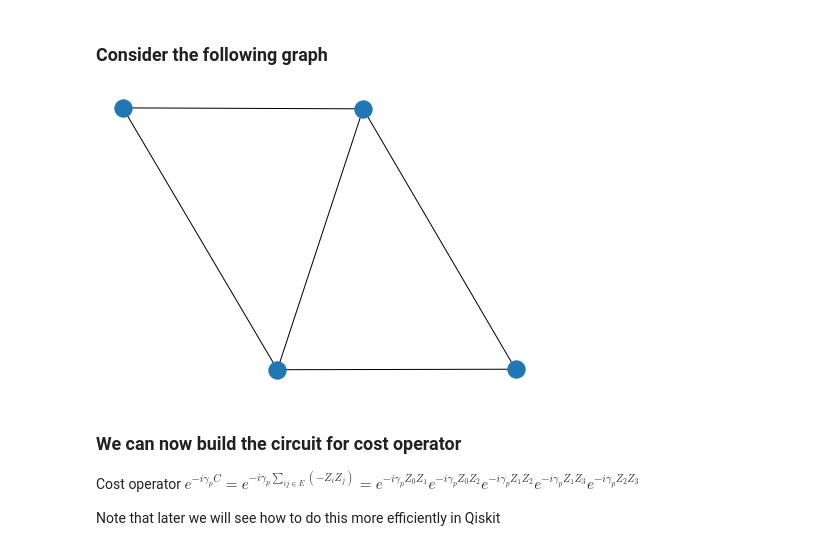
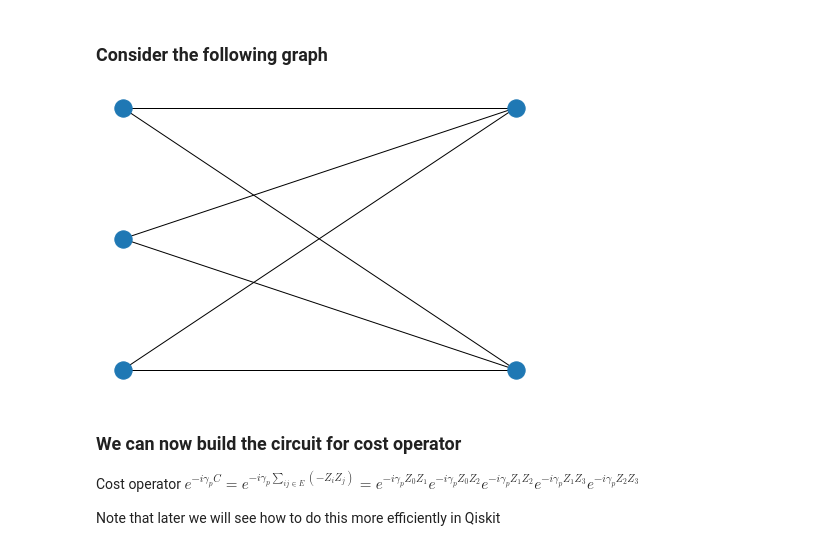
Before and after one commit to rsln-s/IEEE_QW_2020, a Jupyter notebook: Hands-on.ipynb, the cells around one changed output. Cells and saved outputs as stored; diff of their text form; code cells hidden in the pictures.

```diff
--- a/Hands-on.ipynb
+++ b/Hands-on.ipynb
@@ -64,12 +64,12 @@ from qiskit.aqua.operators import op_converter
 from qiskit.aqua.operators import WeightedPauliOperator
 # %% [markdown]
 ### Consider the following graph
-# %%
-w = np.array([[0,1,1,0],[1,0,1,1],[1,1,0,1],[0,1,1,0]])
-G = nx.from_numpy_matrix(w)
-nx.draw(G)
-# %% [output]
-[figure, removed]
+# %%
+G = nx.Graph()
+G.add_edges_from([[0,3],[0,4],[1,3],[1,4],[2,3],[2,4]])
+nx.draw(G, pos=nx.bipartite_layout(G, [0,1,2]))
+# %% [output]
+[figure, added]
 # %% [markdown]
 ### We can now build the circuit for cost operator
 
```
Also changed, not shown: parts of 35 cells of this notebook, 1 other file.
